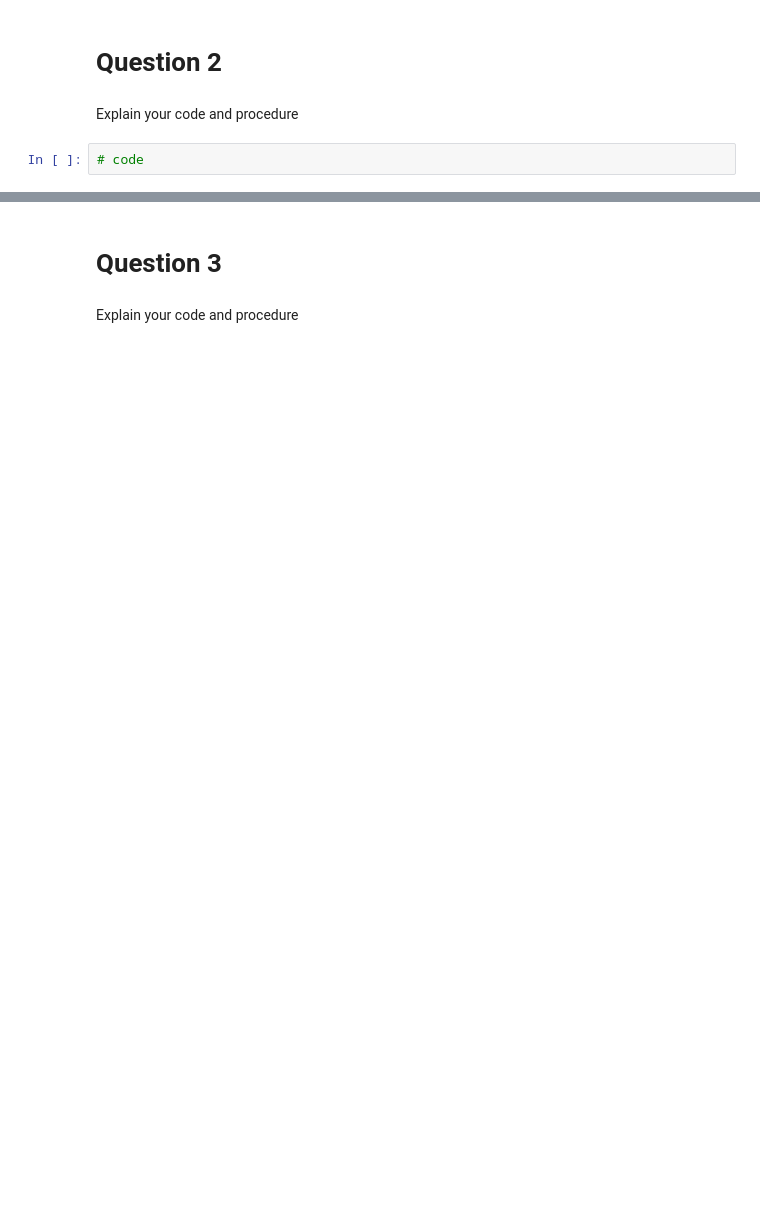
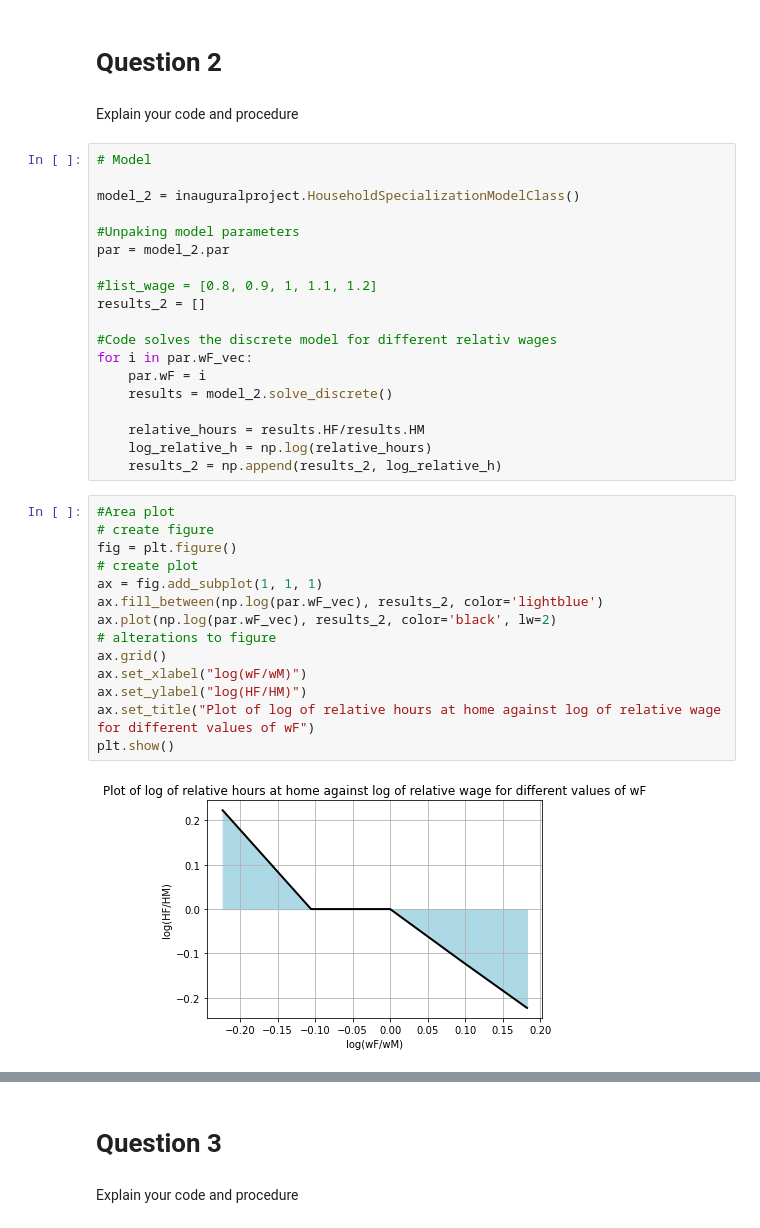
Before and after one commit to wdt620/projects-2023-cecilie-cecilie-1, a Jupyter notebook: inauguralproject/inauguralproject.ipynb, the cells around one changed output, grey strips where cells are left out. Saved outputs shown, nothing was run; the diff lists cells and outputs as text; blank space fills up the shorter version.

```diff
--- a/inauguralproject/inauguralproject.ipynb
+++ b/inauguralproject/inauguralproject.ipynb
@@ -60,5 +63,38 @@ HF = 6.5000
 # Question 2
 # %% [markdown]
 Explain your code and procedure
-# %%
-# code
+# %%
+# Model
+
+model_2 = inauguralproject.HouseholdSpecializationModelClass()
+
+#Unpaking model parameters
+par = model_2.par
+
+#list_wage = [0.8, 0.9, 1, 1.1, 1.2]
+results_2 = []
+
+#Code solves the discrete model for different relativ wages
+for i in par.wF_vec:
+    par.wF = i
+    results = model_2.solve_discrete()
+
+    relative_hours = results.HF/results.HM
+    log_relative_h = np.log(relative_hours)
+    results_2 = np.append(results_2, log_relative_h)
+# %%
+#Area plot
+# create figure
+fig = plt.figure()
+# create plot
+ax = fig.add_subplot(1, 1, 1)
+ax.fill_between(np.log(par.wF_vec), results_2, color='lightblue')
+ax.plot(np.log(par.wF_vec), results_2, color='black', lw=2)
+# alterations to figure
+ax.grid()
+ax.set_xlabel("log(wF/wM)")
+ax.set_ylabel("log(HF/HM)")
+ax.set_title("Plot of log of relative hours at home against log of relative wage for different values of wF")
+plt.show()
+# %% [output]
+[figure, added]
```
Also changed, not shown: parts of 5 cells of this notebook.
